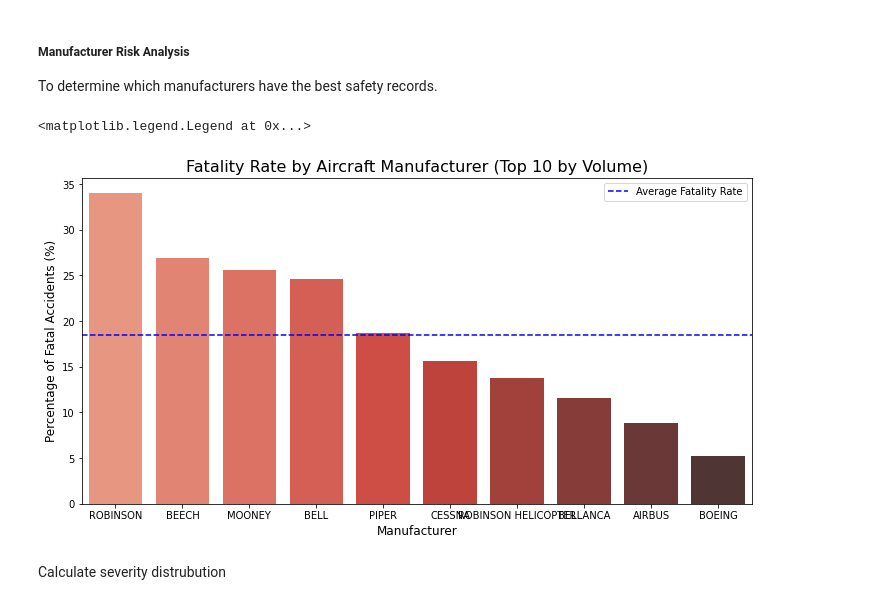
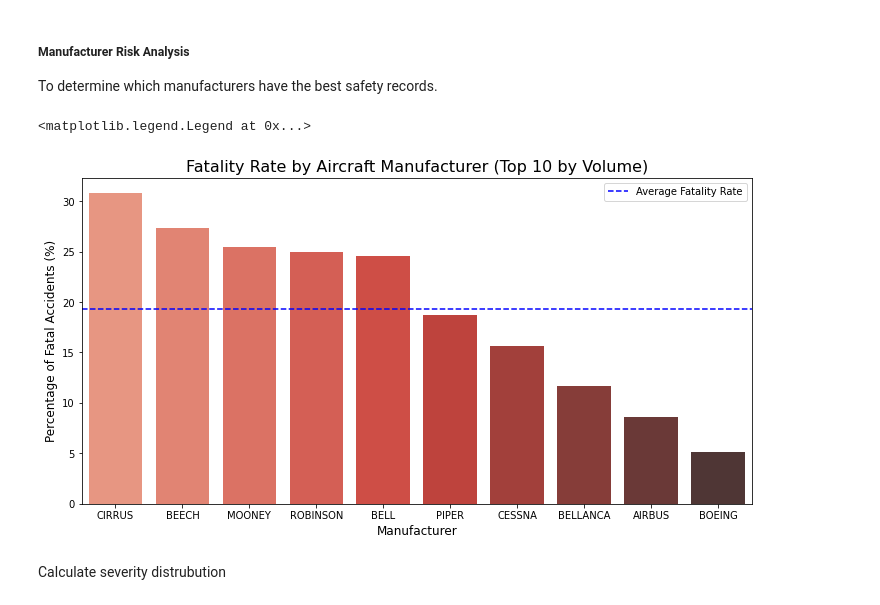
Before and after one commit to danielowuor/phase1project, a Jupyter notebook: project.ipynb, the cells around one changed output. Cells and saved outputs as stored; diff of their text form; code cells hidden in the pictures.

```diff
--- a/project.ipynb
+++ b/project.ipynb
@@ -224,7 +271,7 @@ df_clean['Outcome'] = df_clean['Injury.Severity'].apply(classify_outcome)
 Filter out Rare Manufacturers
 # %%
 make_counts = df_clean['Make'].value_counts()
-common_makes = make_counts[make_counts >= 50].index
+common_makes = make_counts[make_counts >= 50].head(10).index
 
 df_clean = df_clean[df_clean['Make'].isin(common_makes)]
 # %% [markdown]
@@ -278,31 +325,32 @@ To determine which manufacturers have the best safety records.
 # %%
 # Identify Top Manufacturers by total accident volume
 top_makes = df_clean['Make'].value_counts().nlargest(10).index
 df_top = df_clean[df_clean['Make'].isin(top_makes)]
 
 # Calculate Fatality Rate per Make
 # Group by Make and Outcome
 outcome_counts = df_top.groupby(['Make', 'Outcome']).size().unstack(fill_value=0)
 
 # Calculate Percentage
 outcome_counts['Total'] = outcome_counts['Fatal'] + outcome_counts['Non-Fatal']
 outcome_counts['Fatality_Rate'] = (outcome_counts['Fatal'] / outcome_counts['Total']) * 100
+df_clean['Fatality.Rate'] = outcome_counts['Fatality_Rate']
 
 # Sort by Fatality Rate for the plot
 outcome_counts = outcome_counts.sort_values('Fatality_Rate', ascending=False)
 
 # Plot
 plt.figure(figsize=(12, 6))
 sns.barplot(x=outcome_counts.index, y=outcome_counts['Fatality_Rate'], palette='Reds_d')
 
 plt.title('Fatality Rate by Aircraft Manufacturer (Top 10 by Volume)', fontsize=16)
 plt.xlabel('Manufacturer', fontsize=12)
 plt.ylabel('Percentage of Fatal Accidents (%)', fontsize=12)
 plt.axhline(y=outcome_counts['Fatality_Rate'].mean(), color='blue', linestyle='--', label='Average Fatality Rate')
 plt.legend()
 # %% [output]
 <matplotlib.legend.Legend at 0x...>
-[figure, old version]
+[figure, new version]
 # %% [markdown]
 Calculate severity distrubution
 # %%
```
Also changed, not shown: parts of 10 cells of this notebook.
